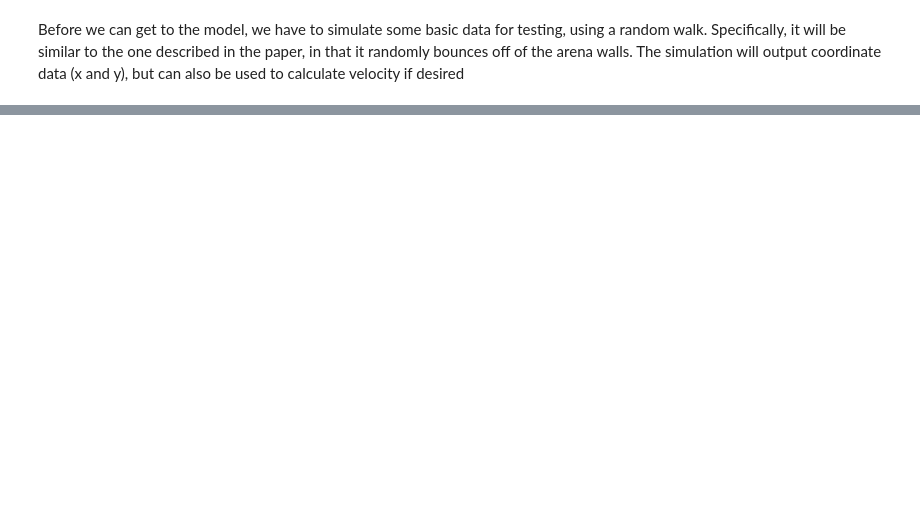
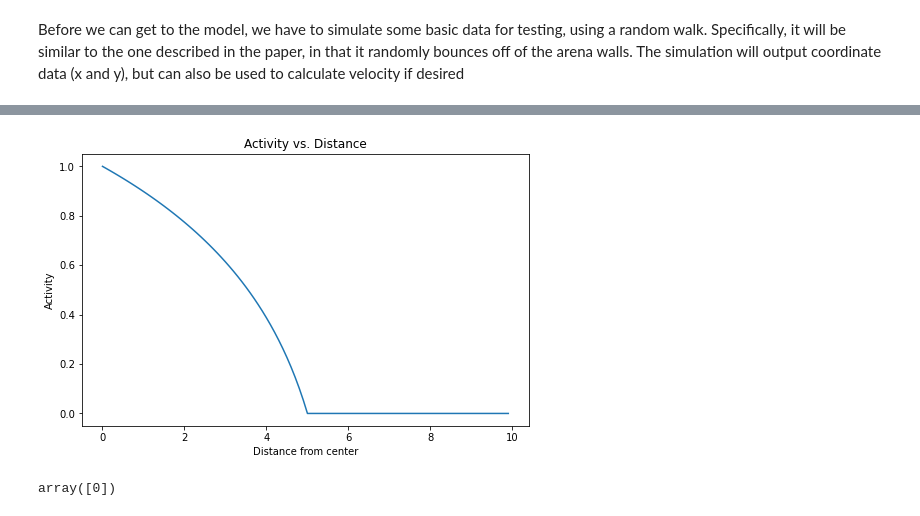
Before and after one commit to samuelbrege/snnResearch, a Jupyter notebook: GCKropffTreves2008.ipynb, the cells around one changed output, grey strips where cells are left out. Drawn from its saved outputs; the diff is of its cells as text; code cells hidden in the pictures; blank space fills up the shorter version.

```diff
--- a/GCKropffTreves2008.ipynb
+++ b/GCKropffTreves2008.ipynb
@@ -60,0 +68,48 @@ coords = random_walk(aSize, steps, speed)
+# %%
+class placeCellNetwork():
+    """
+    Place cell model (What model)
+    """
+    def __init__(self, C, R, mu=1.0, beta=0.0):
+        """
+        :param vector C: Center coordinate of the receptive fields
+        :param float R: Radius of the receptive fields
+        :param float mu: Maximum firing rate
+        :param float beta: Minimum firing rate
+        """
+        self.C = np.asarray(C)
+        self.R = R
+        self.mu =  mu
+        self.beta = beta
+
+    def calc_activity(self, L):
+        d = np.linalg.norm(self.C - np.asarray(L), axis=1)
+        d2 = np.copy(d)
+        d2[d<=self.R] = (self.mu/np.log(self.R+1)) * np.log(-d[d<=self.R]+self.R+1) + self.beta
+        d2[d>self.R] = self.beta
+        return d2
+        # if d > self.R:
+        #     return self.beta
+        # else:
+        #     return (self.mu/np.log(self.R+1)) * np.log(-d+self.R+1) + self.beta
+
+#Code is designed
+pc = placeCellNetwork([[0]],5)
+X = np.arange(0,10,0.1)
+actList = []
+for x in X:
+    actList.append(pc.calc_activity(x))
+
+fig, ax = plt.subplots()
+fig.set_size_inches((8,5))
+ax.plot(X, actList)
+ax.set_xlabel('Distance from center')
+ax.set_ylabel('Activity')
+ax.set_title('Activity vs. Distance')
+plt.show()
+# %% [output]
+[figure, added]
+# %%
+np.asarray([[0]])
+# %% [output]
+array([0])
```
Also changed, not shown: parts of 10 cells of this notebook.
